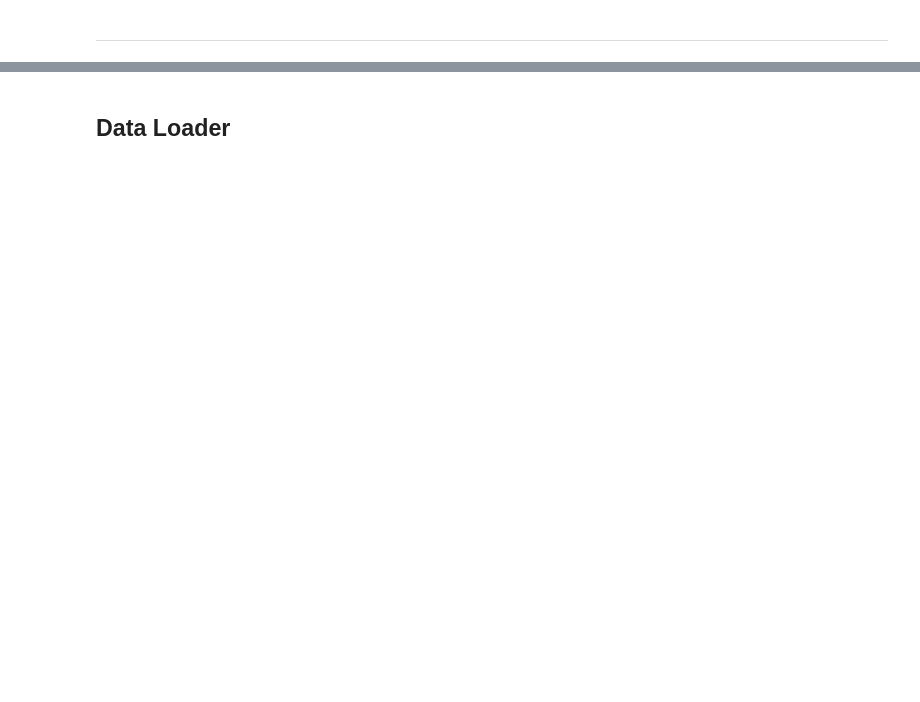
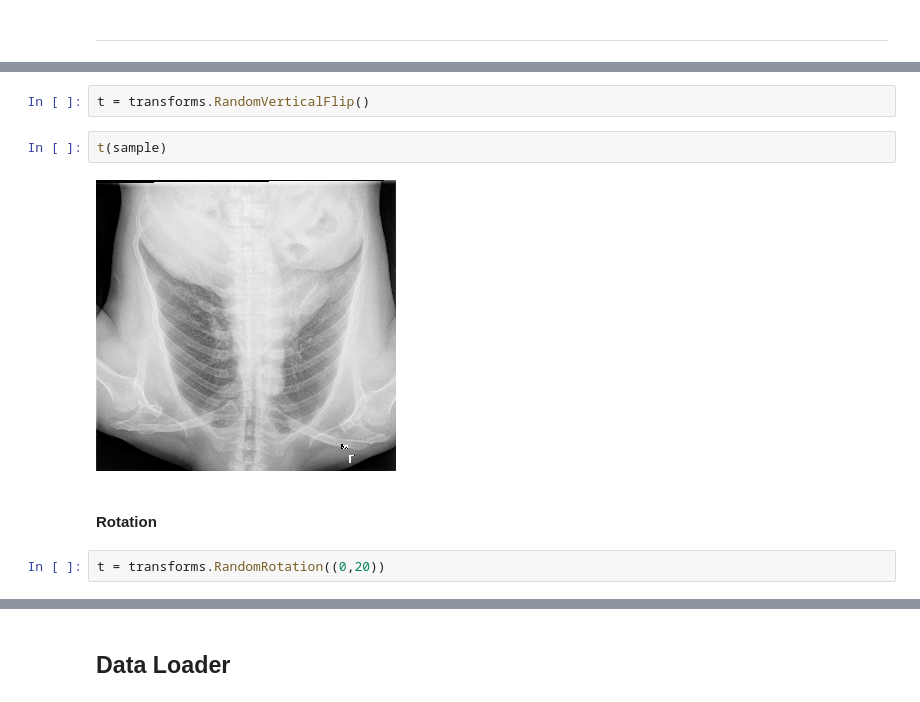
Before and after one commit to shik3519/DL-Xray, a Jupyter notebook: x_ray_convnet_basic.ipynb, the cells around one changed output, grey strips where cells are left out. Saved outputs shown, nothing was run; the diff lists cells and outputs as text; blank space fills up the shorter version.

```diff
--- a/x_ray_convnet_basic.ipynb
+++ b/x_ray_convnet_basic.ipynb
@@ -40,0 +95,10 @@ sz = (300,300) #specify the final size
+# %%
+t = transforms.RandomVerticalFlip()
+# %%
+t(sample)
+# %% [output]
+[figure, added]
+# %% [markdown]
+#### Rotation
+# %%
+t = transforms.RandomRotation((0,20))
```
Also changed, not shown: parts of 56 cells of this notebook.
